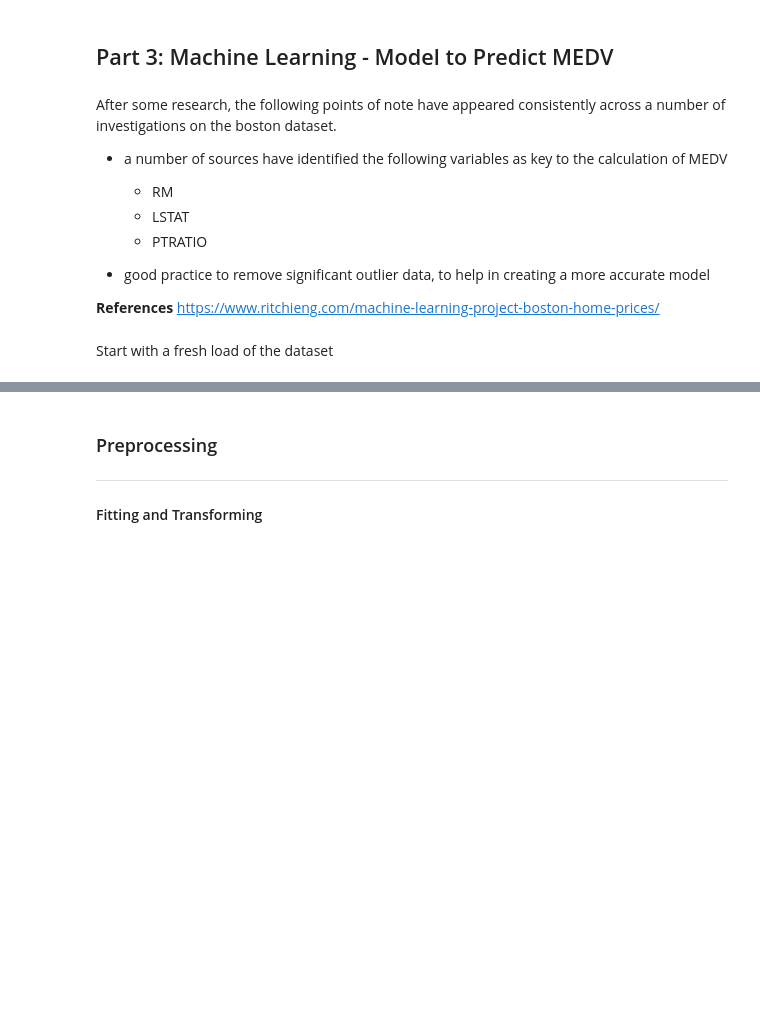
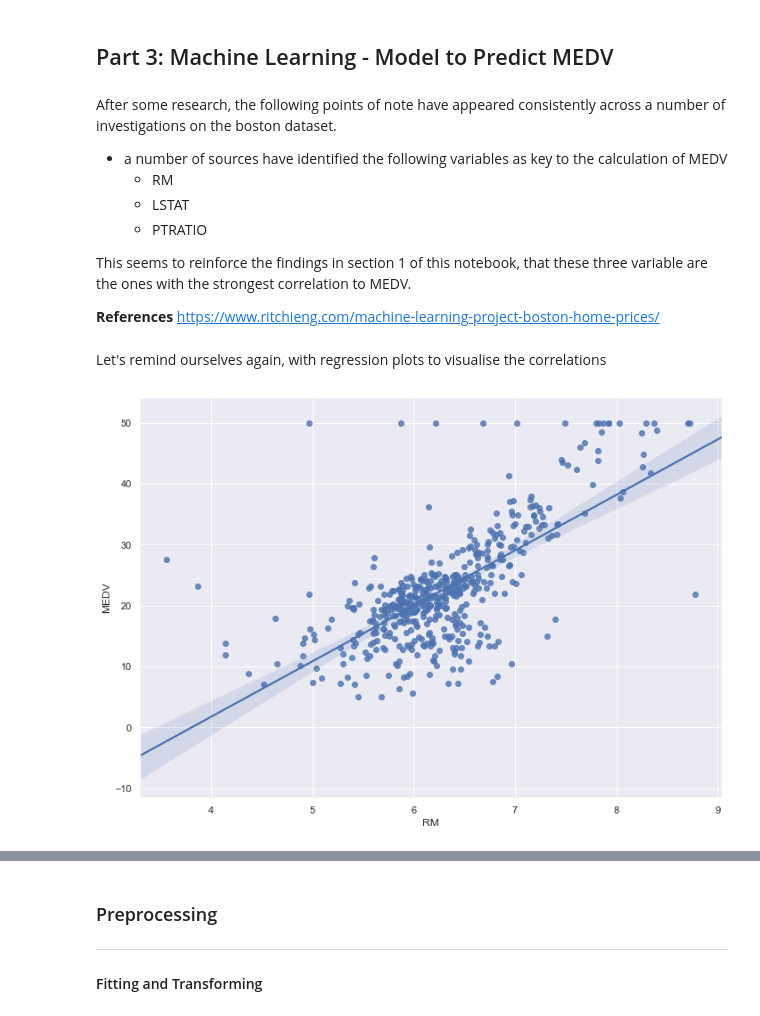
Before and after one commit to rhiggins2308/ML_Stats_Assessment2019, a Jupyter notebook: A Statistical Analysis of the Boston House Prices Dataset.ipynb, the cells around one changed output, grey strips where cells are left out. Cells and saved outputs as stored; diff of their text form; code cells hidden in the pictures; blank space fills up the shorter version.

```diff
--- a/A Statistical Analysis of the Boston House Prices Dataset.ipynb
+++ b/A Statistical Analysis of the Boston House Prices Dataset.ipynb
@@ -342,13 +351,7 @@ After some research, the following points of note have appeared consistently acr
     - LSTAT
     - PTRATIO
 
-- good practice to remove significant outlier data, to help in creating a more accurate model
-
-
-
-
+This seems to reinforce the findings in section 1 of this notebook, that these three variable are the ones with the strongest correlation to MEDV.
 
 **References**
 https://www.ritchieng.com/machine-learning-project-boston-home-prices/
-# %% [markdown]
-Start with a fresh load of the dataset
@@ -356,0 +358,6 @@ boston = load_boston()
+# %% [markdown]
+Let's remind ourselves again, with regression plots to visualise the correlations
+# %%
+sns.regplot(x="RM", y="MEDV", data=df);
+# %% [output]
+[figure, added]
```
Also changed, not shown: parts of 50 cells of this notebook.
